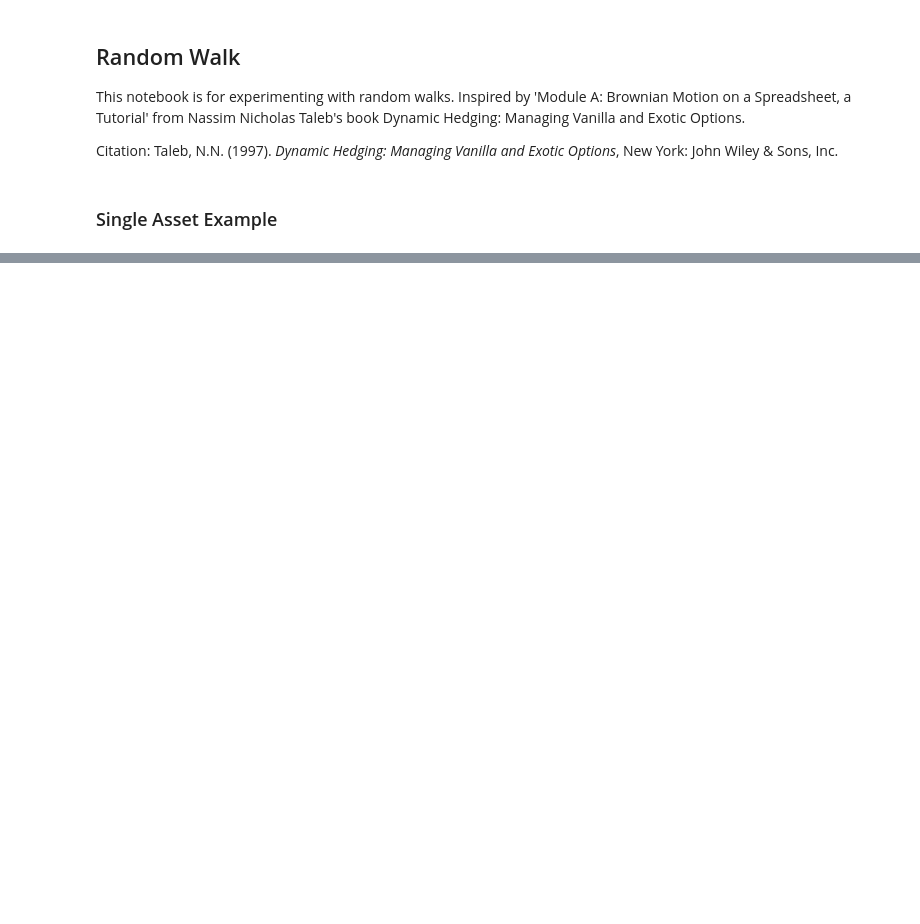
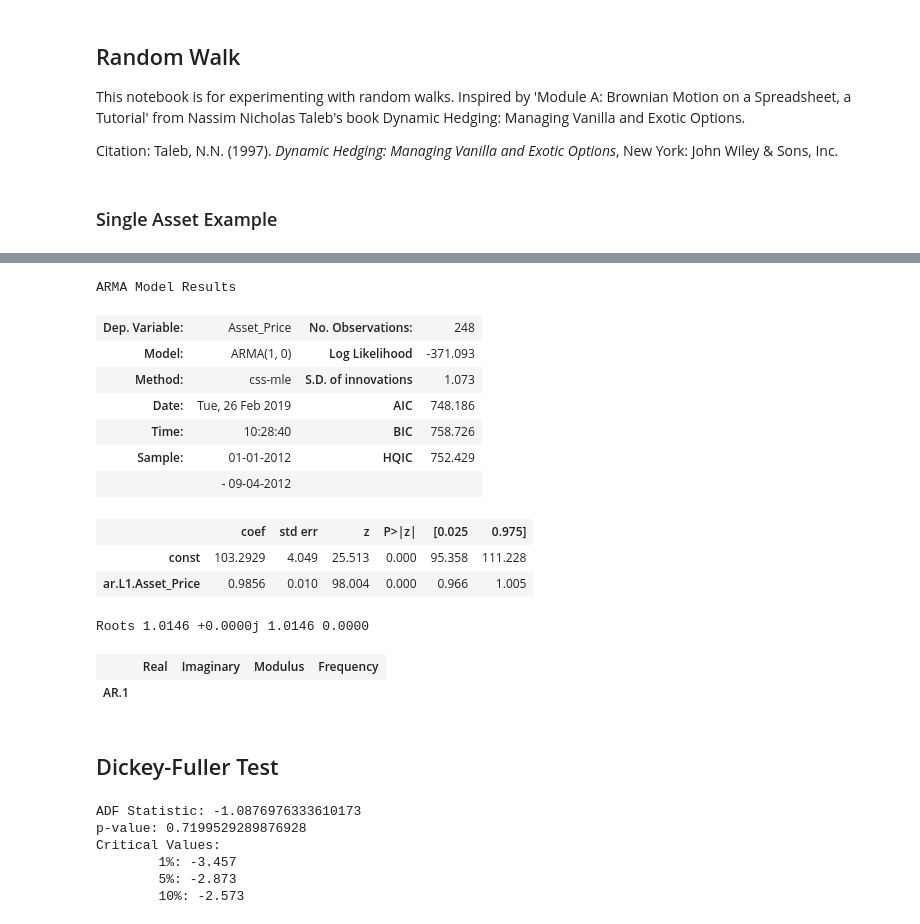
Before and after one commit to mattg12/Probability-Statistics-Sandbox, a Jupyter notebook: Random Walk.ipynb, the cells around one changed output, grey strips where cells are left out. Drawn from its saved outputs; the diff is of its cells as text; code cells hidden in the pictures; blank space fills up the shorter version.

```diff
--- a/Random Walk.ipynb
+++ b/Random Walk.ipynb
@@ -47,0 +57,43 @@ df.loc[0,'Direction'] = 0
+# %%
+df.index = pd.DatetimeIndex(start='2012-01-01', periods=df.shape[0], freq='D')
+# %%
+from statsmodels.tsa.arima_model import ARIMA
+
+ar1 = ARIMA(endog=df['Asset_Price'], order=(1,0,0))
+model = ar1.fit()
+
+model.summary()
+# %% [output]
+ARMA Model Results
+| Dep. Variable: | Asset_Price | No. Observations: | 248 |
+| Model: | ARMA(1, 0) | Log Likelihood | -371.093 |
+| Method: | css-mle | S.D. of innovations | 1.073 |
+| Date: | Tue, 26 Feb 2019 | AIC | 748.186 |
+| Time: | 10:28:40 | BIC | 758.726 |
+| Sample: | 01-01-2012 | HQIC | 752.429 |
+|  | - 09-04-2012 |  |  |
+|  | coef | std err | z | P>|z| | [0.025 | 0.975] |
+| const | 103.2929 | 4.049 | 25.513 | 0.000 | 95.358 | 111.228 |
+| ar.L1.Asset_Price | 0.9856 | 0.010 | 98.004 | 0.000 | 0.966 | 1.005 |
+Roots 1.0146 +0.0000j 1.0146 0.0000
+|  | Real | Imaginary | Modulus | Frequency |
+| AR.1 |
+# %% [markdown]
+## Dickey-Fuller Test
+# %%
+from statsmodels.tsa.stattools import adfuller
+
+X = df['Asset_Price']
+result = adfuller(X)
+print('ADF Statistic: {}'.format(result[0]))
+print('p-value: {}'.format(result[1]))
+print('Critical Values:')
+for key, value in result[4].items():
+    print('\t{}: {}'.format(key, round(value, 3)))
+# %% [output]
+ADF Statistic: -1.0876976333610173
+p-value: 0.7199529289876928
+Critical Values:
+        1%: -3.457
+        5%: -2.873
+        10%: -2.573
```
Also changed, not shown: parts of 5 cells of this notebook.
